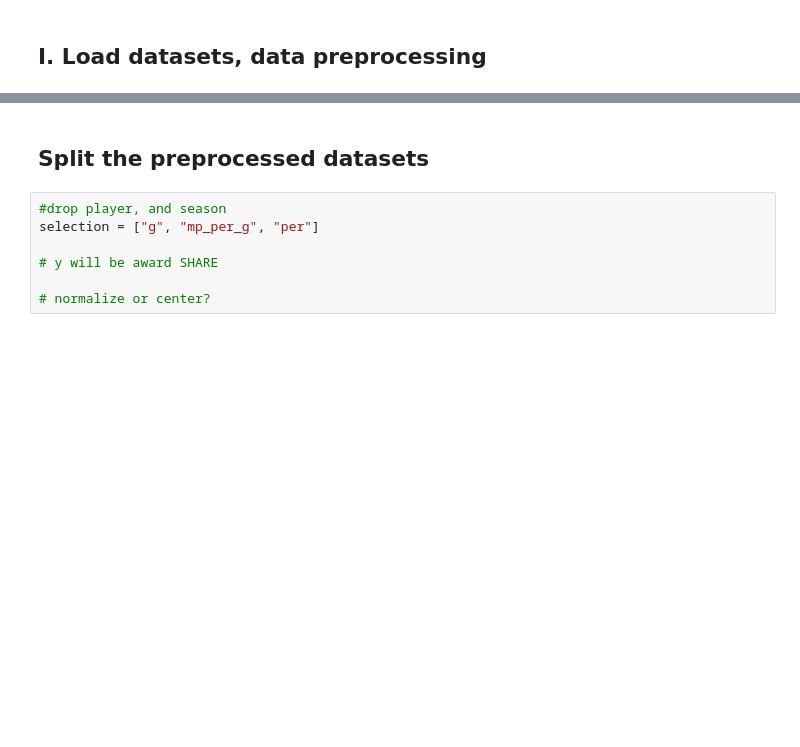
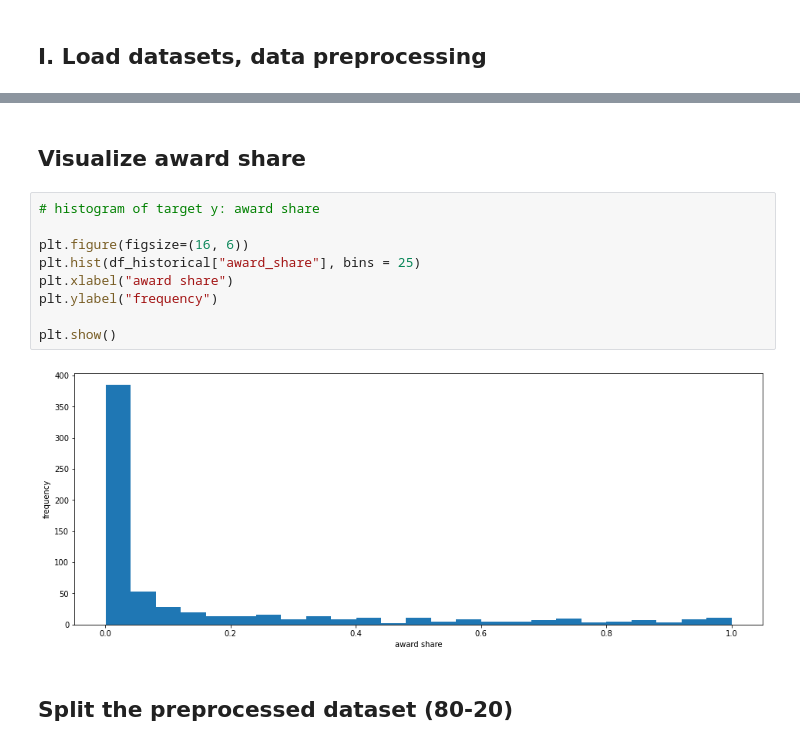
Before and after one commit to AndreasG9/nba-mvp-21, a Jupyter notebook: final-project/Final-001-Gagas.ipynb, the cells around one changed output, grey strips where cells are left out. Saved outputs shown, nothing was run; the diff lists cells and outputs as text; blank space fills up the shorter version.

```diff
--- a/final-project/Final-001-Gagas.ipynb
+++ b/final-project/Final-001-Gagas.ipynb
@@ -47,9 +66,15 @@ There are no missing values in the current dataset
+# %% [markdown]
+## Visualize award share
+# %%
+# histogram of target y: award share
+
+plt.figure(figsize=(16, 6))
+plt.hist(df_historical["award_share"], bins = 25)
+plt.xlabel("award share")
+plt.ylabel("frequency")
+
+plt.show()
+# %% [output]
+[figure, added]
 # %% [markdown]
-## Split the preprocessed datasets
+## Split the preprocessed dataset (80-20)
-# %%
-#drop player, and season
-selection = ["g", "mp_per_g", "per"]
-
-# y will be award SHARE
-
-# normalize or center?
```
Also changed, not shown: parts of 21 cells of this notebook.
